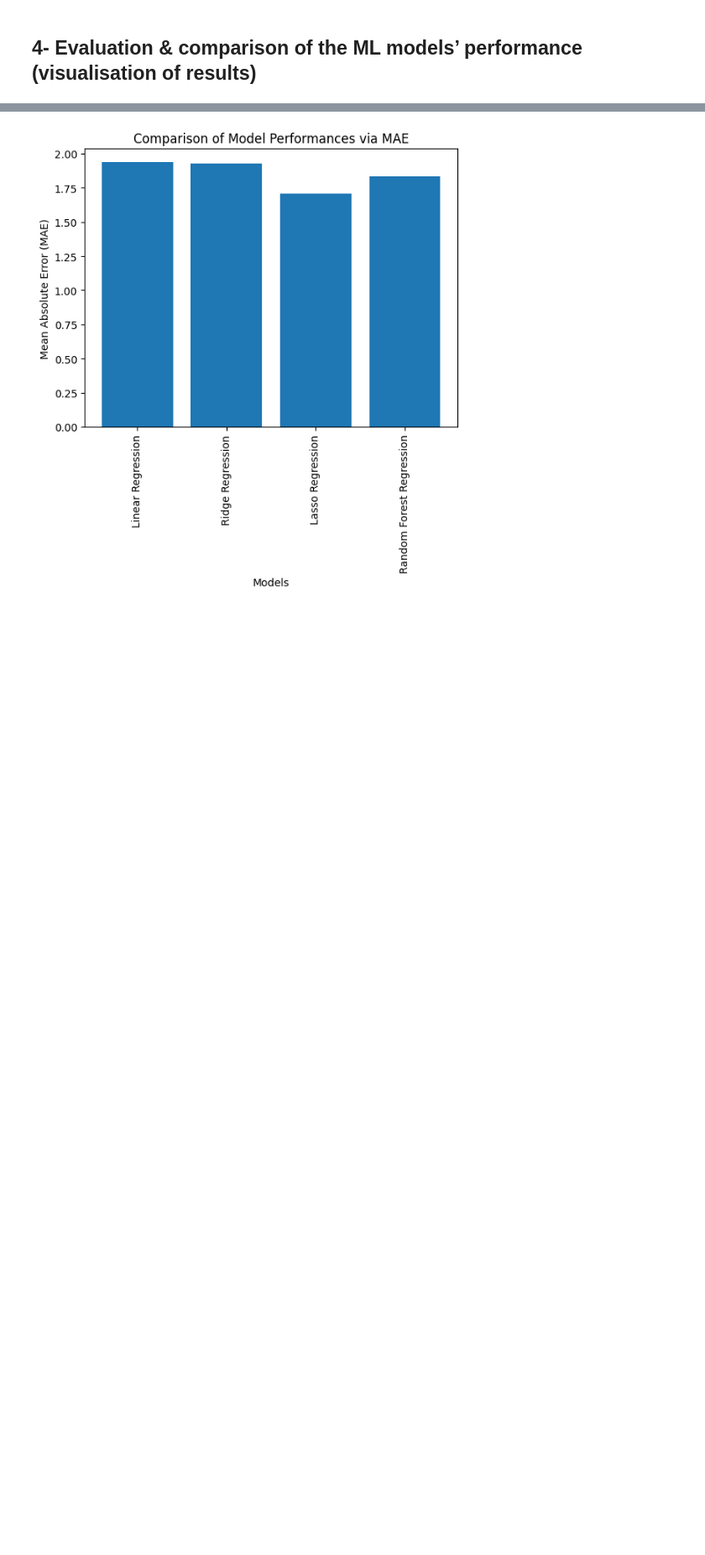
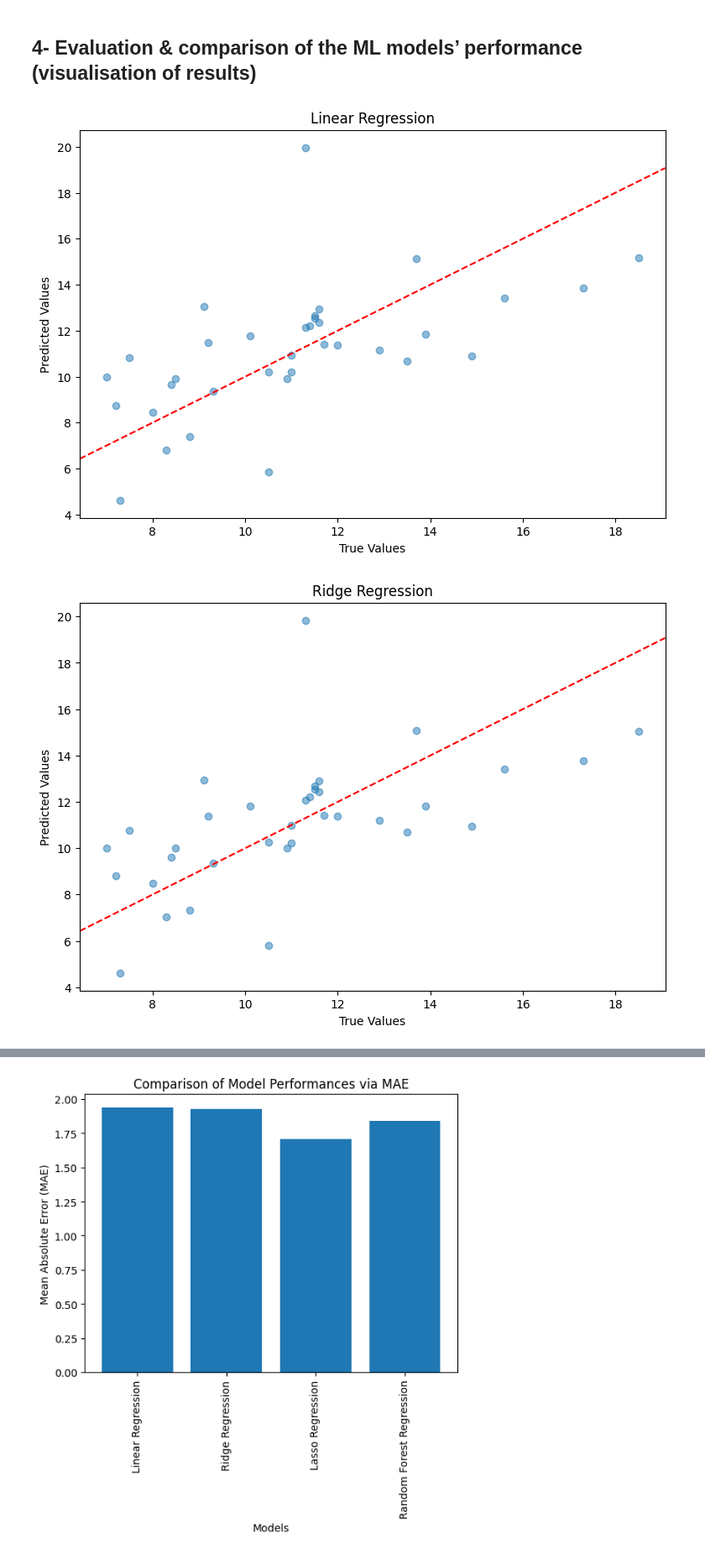
Before and after one commit to amatterethz/Group-Project-new, a Jupyter notebook: code/project_data_11.ipynb, the cells around one changed output, grey strips where cells are left out. Shown: that part at 84% size. Drawn from its saved outputs; the diff is of its cells as text; code cells hidden in the pictures; blank space fills up the shorter version.

```diff
--- a/code/project_data_11.ipynb
+++ b/code/project_data_11.ipynb
@@ -609,2 +653,51 @@ Feature Importances: [0.08312791 0.03965545 0.16245912 0.087298   0.107798   0.0
 # %% [markdown]
 ## 4- Evaluation & comparison of  the ML models’ performance (visualisation of results)
+# %%
+# Utility function to plot the diagonal line for visualizing the optimal fit of the model
+def add_identity(axes, *line_args, **line_kwargs):
+    identity, = axes.plot([], [], *line_args, **line_kwargs)
+    def callback(axes):
+        low_x, high_x = axes.get_xlim()
+        low_y, high_y = axes.get_ylim()
+        low = max(low_x, low_y)
+        high = min(high_x, high_y)
+        identity.set_data([low, high], [low, high])
+    callback(axes)
+    axes.callbacks.connect('xlim_changed', callback)
+    axes.callbacks.connect('ylim_changed', callback)
+    return axes
+
+# Function to visualize the scatter plot with optimal fit line
+def plot_scatter_with_optimal_fit(y_true, y_pred, model_name):
+    # Create a scatter plot (prediction vs ground truth)
+    fig, ax = plt.subplots(figsize=(9, 6))
+    plt.scatter(y_true, y_pred, alpha=0.5)
+
+    # Set axis labels and title
+    plt.xlabel('True Values')
+    plt.ylabel('Predicted Values')
+    plt.title(model_name)
+
+    # Add diagonal line with the add_identity utility function
+    add_identity(ax, color='red', ls='--')
+
+    # Add optimal fit label
+    # plt.text(np.min(y_true), np.max(y_true), 'Optimal Fit', fontdict=None, color='red', rotation=36)
+
+    # Show the plot
+    plt.show()
+
+# Visualize results for Linear Regression
+plot_scatter_with_optimal_fit(y_test_linear, predicted_outcomes_linear, 'Linear Regression')
+
+# Visualize results for Ridge Regression
+plot_scatter_with_optimal_fit(y_test_linear, predicted_outcomes_ridge, 'Ridge Regression')
+
+# Visualize results for Lasso Regression
+plot_scatter_with_optimal_fit(y_test_lasso, predicted_outcomes_lasso, 'Lasso Regression')
+
+# Visualize results for Random Forest Regression
+plot_scatter_with_optimal_fit(y_test_rf, predicted_outcomes_rf, 'Random Forest Regression')
+# %% [output]
+[figure, added]
+[figure, added]
```
Also changed, not shown: parts of 11 cells of this notebook.
